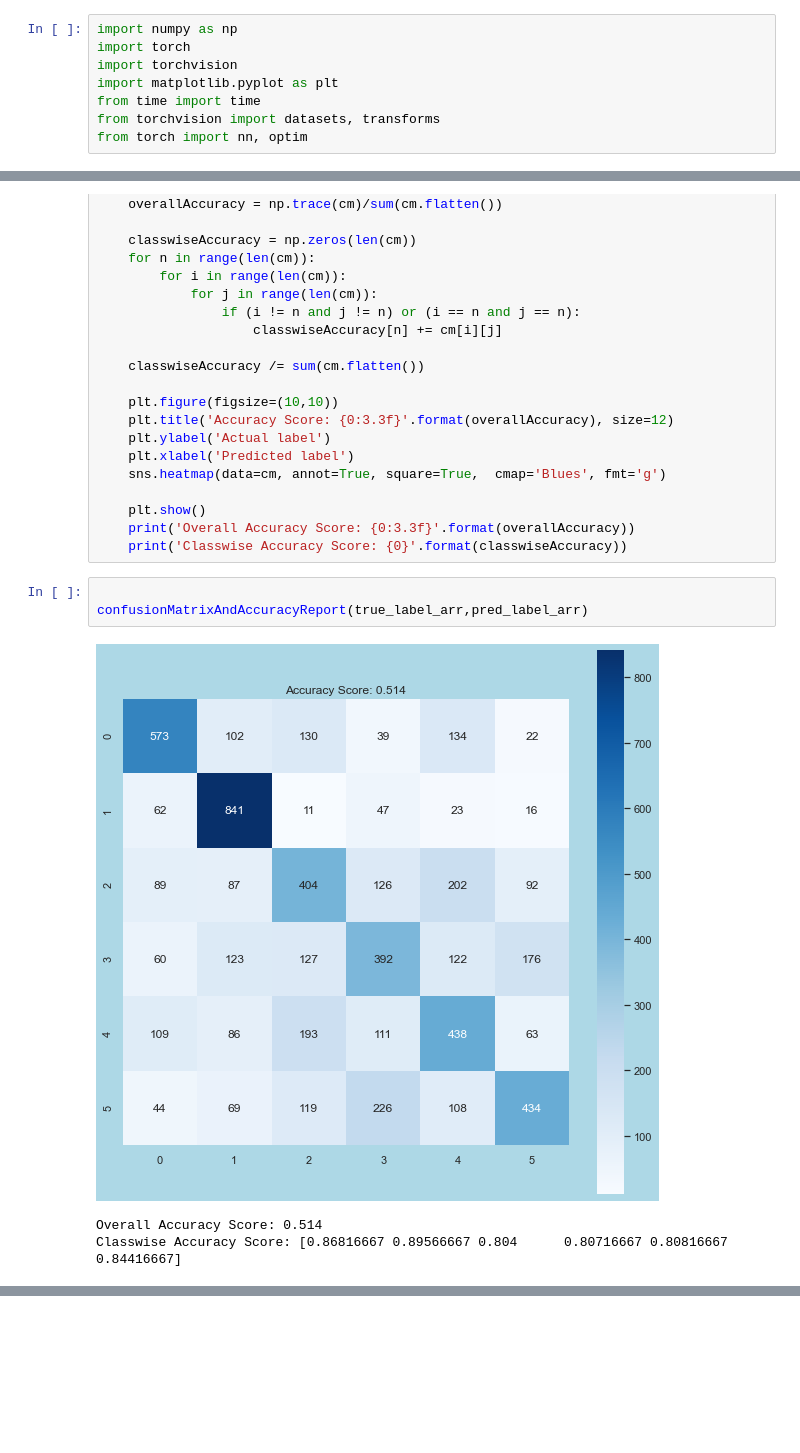
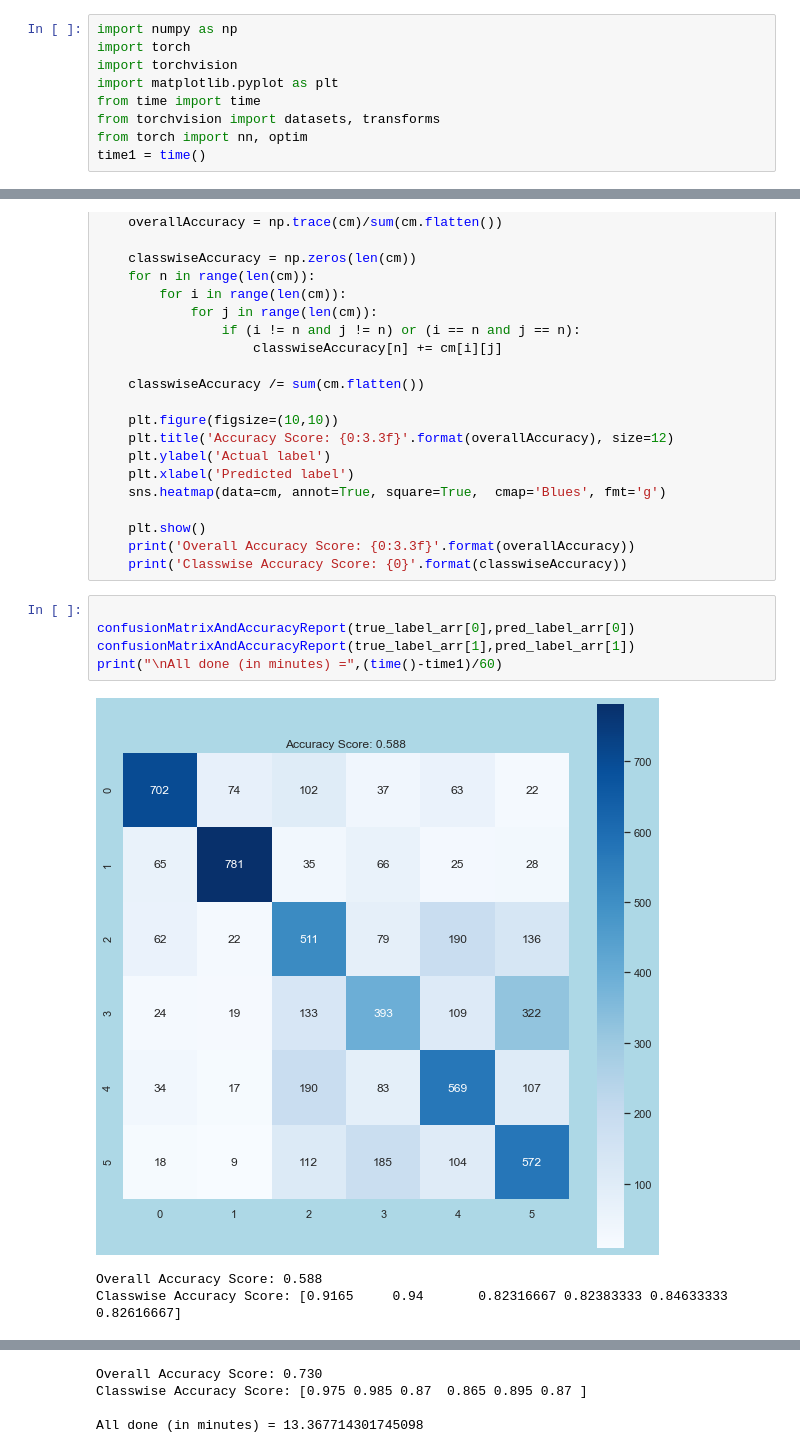
Before and after one commit to debonil/ml-assignments, a Jupyter notebook: ProjectSem1/proj-ques-01.ipynb, the cells around one changed output, grey strips where cells are left out. Saved outputs shown, nothing was run; the diff lists cells and outputs as text; blank space fills up the shorter version.

```diff
--- a/ProjectSem1/proj-ques-01.ipynb
+++ b/ProjectSem1/proj-ques-01.ipynb
@@ -6,4 +6,5 @@ import matplotlib.pyplot as plt
 from time import time
 from torchvision import datasets, transforms
 from torch import nn, optim
+time1 = time()
 # %%
@@ -224,10 +263,12 @@ def confusionMatrixAndAccuracyReport(Y_test, Y_pred):
     plt.show()
     print('Overall Accuracy Score: {0:3.3f}'.format(overallAccuracy))
     print('Classwise Accuracy Score: {0}'.format(classwiseAccuracy))
-# %%
-
-confusionMatrixAndAccuracyReport(true_label_arr,pred_label_arr)
-# %% [output]
-[figure, removed]
-Overall Accuracy Score: 0.514
-Classwise Accuracy Score: [0.86816667 0.89566667 0.804      0.80716667 0.80816667 0.84416667]
+# %%
+
+confusionMatrixAndAccuracyReport(true_label_arr[0],pred_label_arr[0])
+confusionMatrixAndAccuracyReport(true_label_arr[1],pred_label_arr[1])
+print("\nAll done (in minutes) =",(time()-time1)/60)
+# %% [output]
+[figure, added]
+Overall Accuracy Score: 0.588
+Classwise Accuracy Score: [0.9165     0.94       0.82316667 0.82383333 0.84633333 0.82616667]
@@ -233,0 +276,4 @@ Classwise Accuracy Score: [0.86816667 0.89566667 0.804      0.80716667 0.8081666
+Overall Accuracy Score: 0.730
+Classwise Accuracy Score: [0.975 0.985 0.87  0.865 0.895 0.87 ]
+
+All done (in minutes) = 13.367714301745098
```
Also changed, not shown: parts of 11 cells of this notebook.
